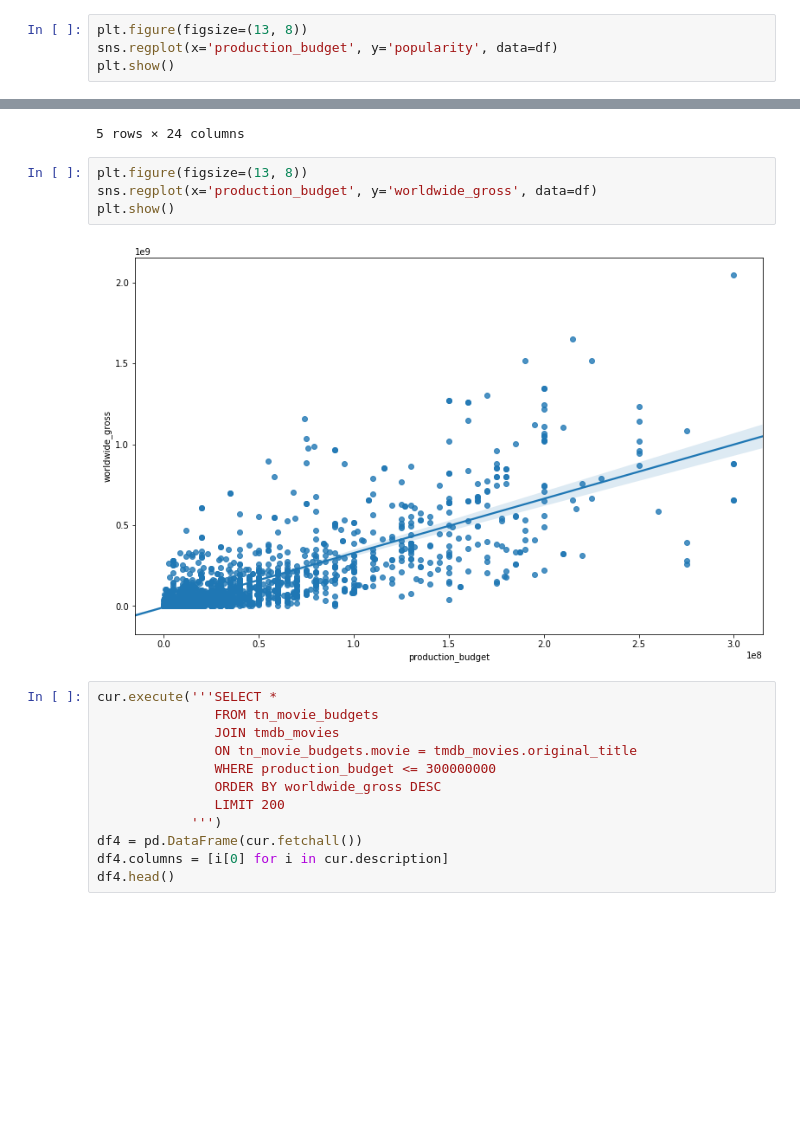
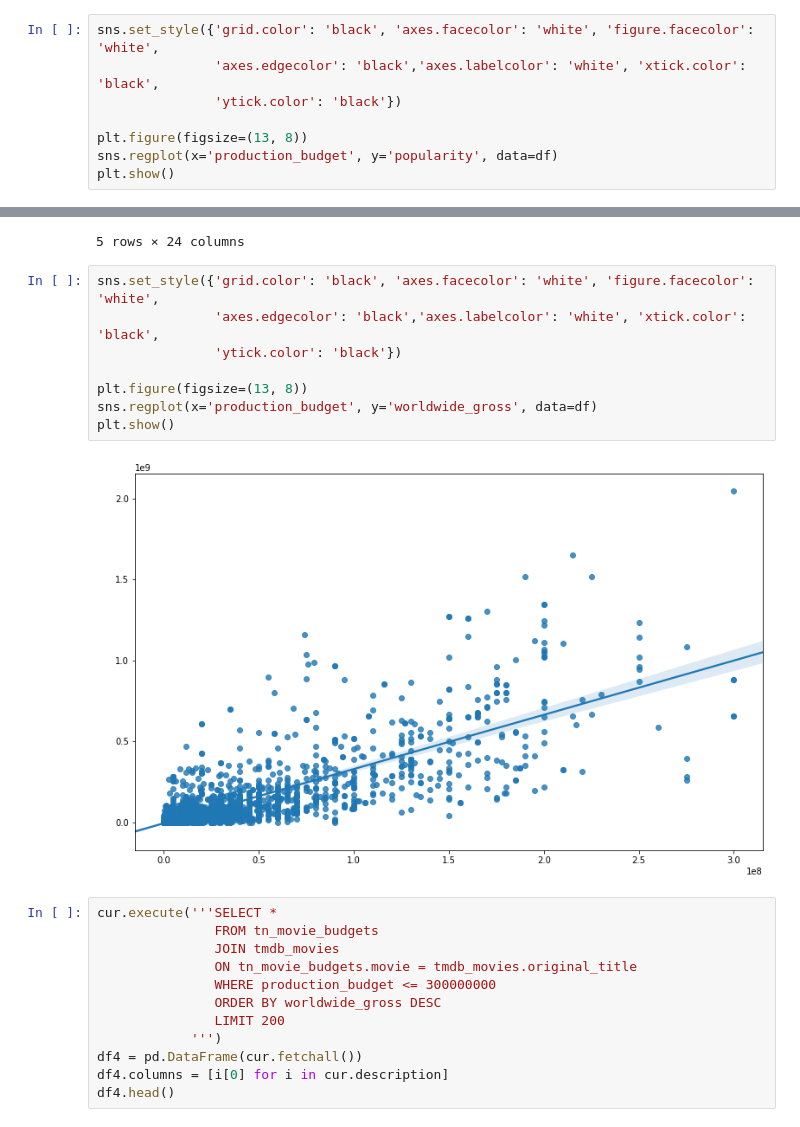
Before and after one commit to Thegreatesthumphrey/dsc-mod-1-project-v2-1-online-ds-ft-120919, a Jupyter notebook: Q2.ipynb, the cells around one changed output, grey strips where cells are left out. Cells and saved outputs as stored; diff of their text form; blank space fills up the shorter version.

```diff
--- a/Q2.ipynb
+++ b/Q2.ipynb
@@ -53,6 +53,10 @@ df.head()
 | 4 | 9 | 10 | 2010-11-04 00:00:00 | Spectre | 300000000 | 200074175 | 879620923 | ... |
 5 rows × 24 columns
 # %%
+sns.set_style({'grid.color': 'black', 'axes.facecolor': 'white', 'figure.facecolor': 'white',
+               'axes.edgecolor': 'black','axes.labelcolor': 'white', 'xtick.color': 'black',
+               'ytick.color': 'black'})
+
 plt.figure(figsize=(13, 8))
 sns.regplot(x='production_budget', y='popularity', data=df)
 plt.show()
@@ -135,11 +139,15 @@ df.head()
 | 4 | 9 | 10 | 2010-11-04 00:00:00 | Spectre | 300000000 | 200074175 | 879620923 | ... |
 5 rows × 24 columns
 # %%
+sns.set_style({'grid.color': 'black', 'axes.facecolor': 'white', 'figure.facecolor': 'white',
+               'axes.edgecolor': 'black','axes.labelcolor': 'white', 'xtick.color': 'black',
+               'ytick.color': 'black'})
+
 plt.figure(figsize=(13, 8))
 sns.regplot(x='production_budget', y='worldwide_gross', data=df)
 plt.show()
 # %% [output]
-[figure, old version]
+[figure, new version]
 # %%
 cur.execute('''SELECT *
                FROM tn_movie_budgets
```
Also changed, not shown: parts of 1 cell of this notebook, 1 other file.
